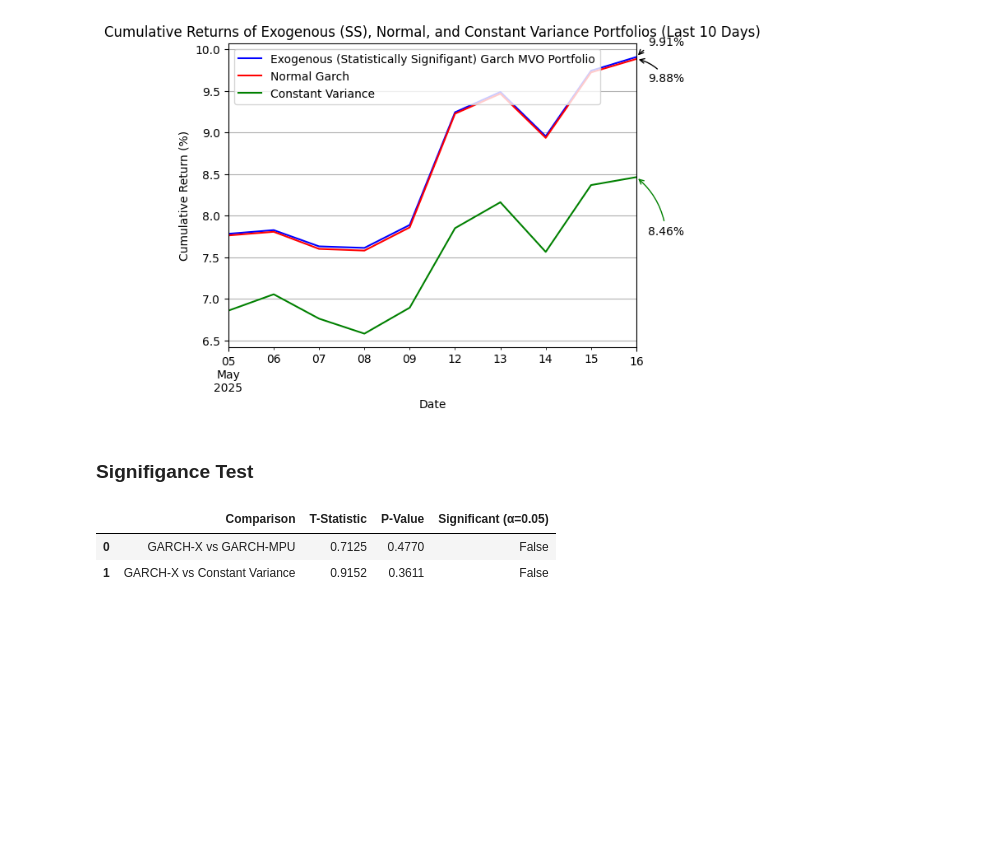
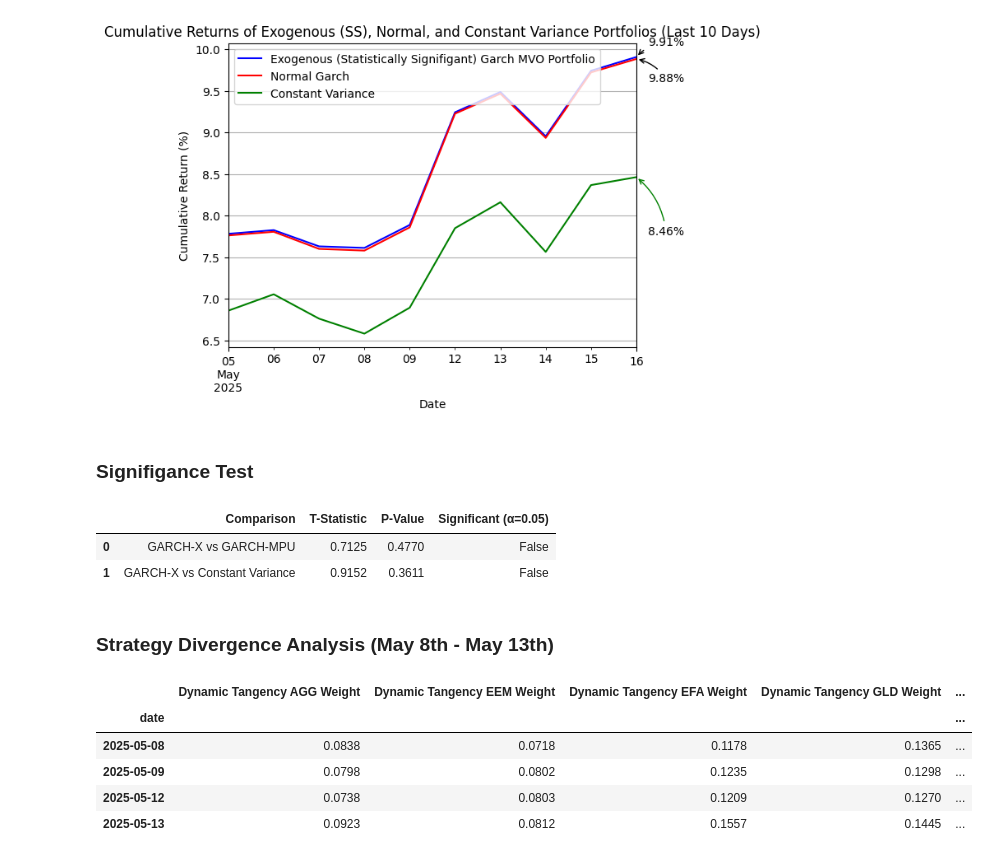
Before and after one commit to Kunj121/MacroFinance_HW2, a Jupyter notebook: project/regressions.ipynb, the cells around one changed output. Cells and saved outputs as stored; diff of their text form; code cells hidden in the pictures; blank space fills up the shorter version.

Commit message:
weights

```diff
--- a/project/regressions.ipynb
+++ b/project/regressions.ipynb
@@ -998,3 +998,12 @@ results_df
 |  | Comparison | T-Statistic | P-Value | Significant (α=0.05) |
 | 0 | GARCH-X vs GARCH-MPU | 0.7125 | 0.4770 | False |
 | 1 | GARCH-X vs Constant Variance | 0.9152 | 0.3611 | False |
+# %% [markdown]
+### Strategy Divergence Analysis (May 8th - May 13th)
+# %%
+exogenous_portfolio_weights = pmh.calc_dynamic_tangency_weights(
+    returns=rets_df,
+    variances=exogenous_garch,
+    annual_factor=252,
+    cov_regularization=1
+)
@@ -1000,0 +1017,9 @@ results_df
+# %%
+exogenous_portfolio_weights.loc['2025-05-08':'2025-05-13']
+# %% [output]
+|  | Dynamic Tangency AGG Weight | Dynamic Tangency EEM Weight | Dynamic Tangency EFA Weight | Dynamic Tangency GLD Weight | ... |
+| date |  |  |  |  | ... |
+| 2025-05-08 | 0.0838 | 0.0718 | 0.1178 | 0.1365 | ... |
+| 2025-05-09 | 0.0798 | 0.0802 | 0.1235 | 0.1298 | ... |
+| 2025-05-12 | 0.0738 | 0.0803 | 0.1209 | 0.1270 | ... |
+| 2025-05-13 | 0.0923 | 0.0812 | 0.1557 | 0.1445 | ... |
```
Also changed, not shown: parts of 3 cells of this notebook.
